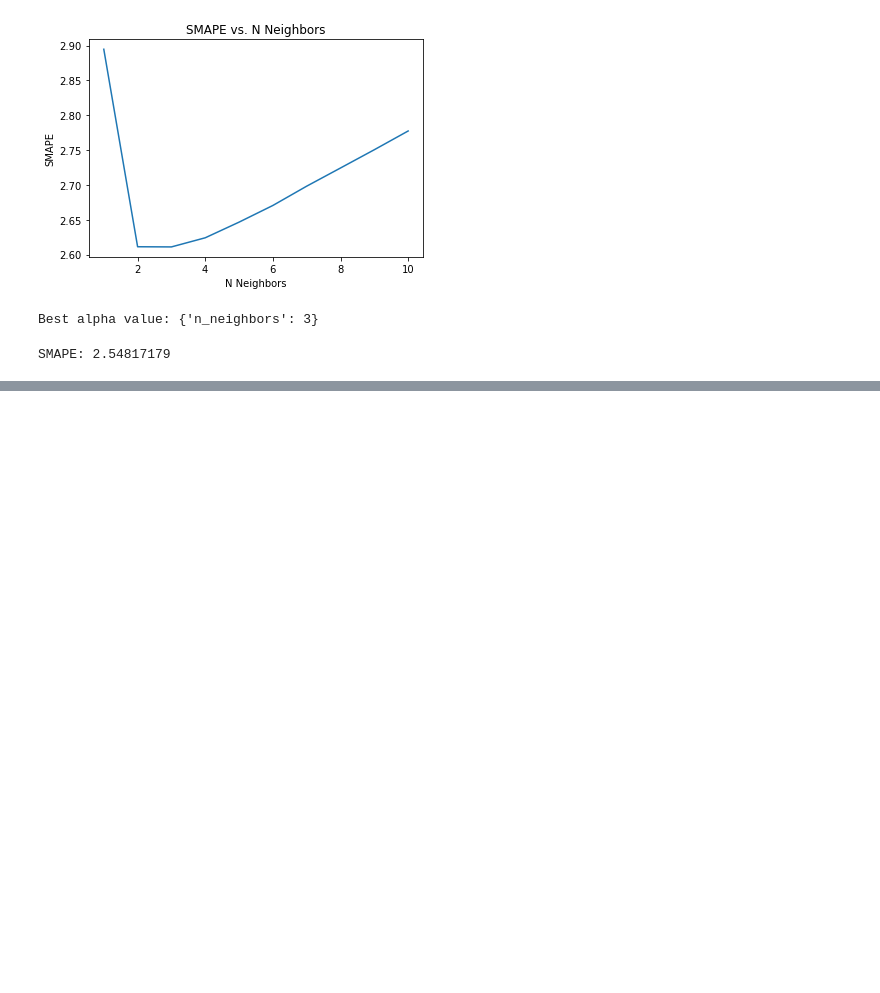
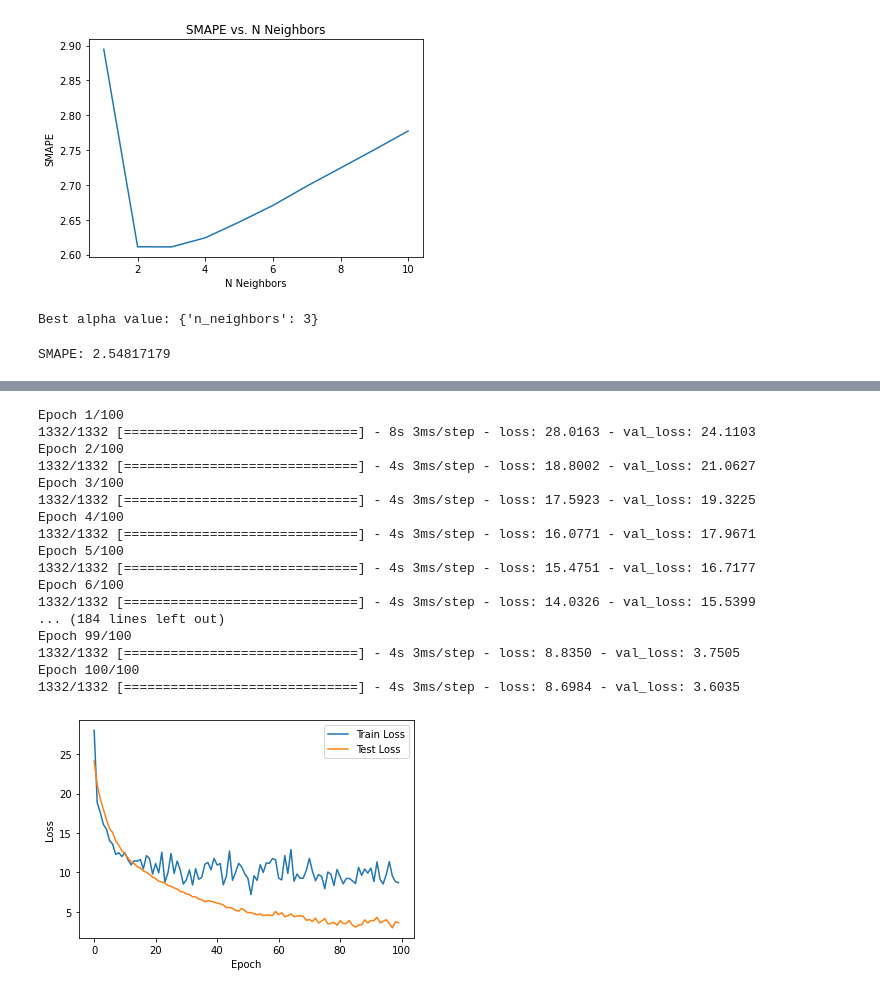
Before and after one commit to nic-hooper/microbusiness_density, a Jupyter notebook: checkpoint3.ipynb, the cells around one changed output, grey strips where cells are left out. Cells and saved outputs as stored; diff of their text form; code cells hidden in the pictures; blank space fills up the shorter version.

Commit message:
Add LSTM tuning

```diff
--- a/checkpoint3.ipynb
+++ b/checkpoint3.ipynb
@@ -335,0 +336,38 @@ SMAPE: 3.05179091
+# %%
+# LSTM with different layers
+
+model2 = Sequential()
+model2.add(LSTM(32, input_shape=(1,20)))
+model2.add(Dense(1))
+model2.add(Dropout(0.2, input_shape=(1,20)))
+model2.compile(loss='mean_squared_error', optimizer='adam')
+history2 = model2.fit(X_train, y_train, epochs=100, batch_size=32, validation_data=(X_test, y_test))
+# Plot the train and test loss over epochs
+plt.plot(history2.history['loss'], label='Train Loss')
+plt.plot(history2.history['val_loss'], label='Test Loss')
+plt.xlabel('Epoch')
+plt.ylabel('Loss')
+plt.legend()
+plt.show()
+y_pred_LSTM2 = model2.predict(X_test)
+y_pred_LSTM2 = y_pred_LSTM2.reshape(y_pred_LSTM2.shape[0])
+print("SMAPE: %.8f" % smape(y_test, y_pred_LSTM2))
+# %% [output]
+Epoch 1/100
+1332/1332 [==============================] - 8s 3ms/step - loss: 28.0163 - val_loss: 24.1103
+Epoch 2/100
+1332/1332 [==============================] - 4s 3ms/step - loss: 18.8002 - val_loss: 21.0627
+Epoch 3/100
+1332/1332 [==============================] - 4s 3ms/step - loss: 17.5923 - val_loss: 19.3225
+Epoch 4/100
+1332/1332 [==============================] - 4s 3ms/step - loss: 16.0771 - val_loss: 17.9671
+Epoch 5/100
+1332/1332 [==============================] - 4s 3ms/step - loss: 15.4751 - val_loss: 16.7177
+Epoch 6/100
+1332/1332 [==============================] - 4s 3ms/step - loss: 14.0326 - val_loss: 15.5399
+... (184 lines left out)
+Epoch 99/100
+1332/1332 [==============================] - 4s 3ms/step - loss: 8.8350 - val_loss: 3.7505
+Epoch 100/100
+1332/1332 [==============================] - 4s 3ms/step - loss: 8.6984 - val_loss: 3.6035
+[figure, added]
```
Also changed, not shown: parts of 6 cells of this notebook.
